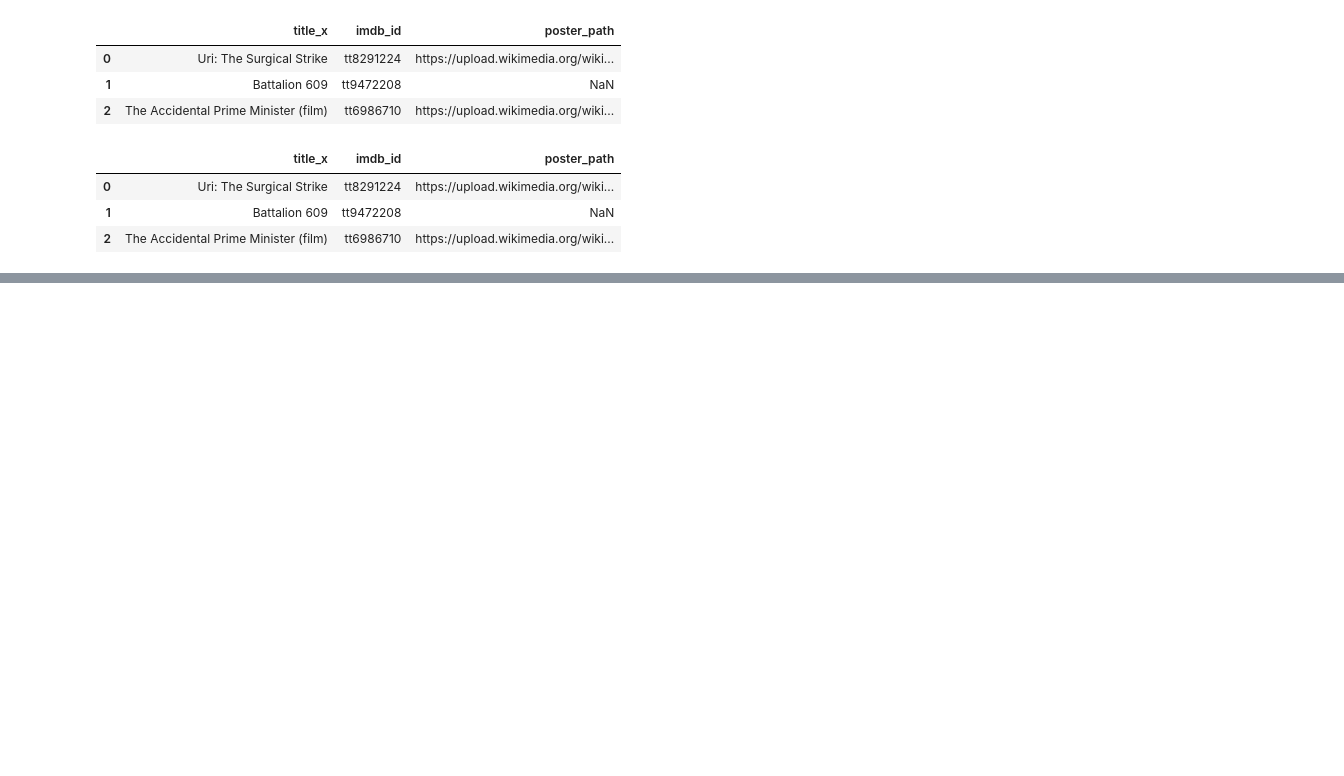
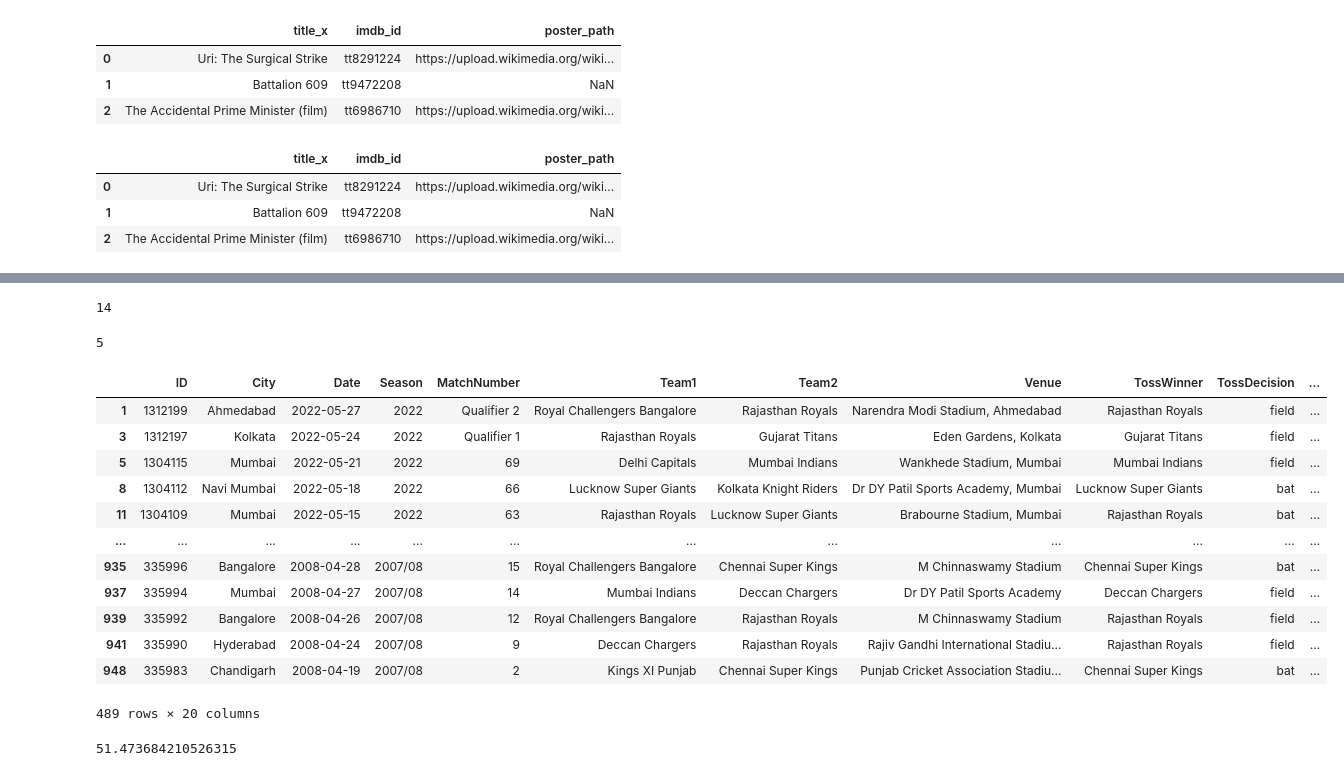
Before and after one commit to amitmishra-cs/Python-for-data-Science-2024, a Jupyter notebook: 05_Pandas/01_pandas.ipynb, the cells around one changed output, grey strips where cells are left out. Cells and saved outputs as stored; diff of their text form; code cells hidden in the pictures; blank space fills up the shorter version.

```diff
--- a/05_Pandas/01_pandas.ipynb
+++ b/05_Pandas/01_pandas.ipynb
@@ -1188,0 +1238,31 @@ movies.loc[0:2,'title_x':'poster_path']
+# %%
+# how many super over finishes have occured
+ipl[ipl['SuperOver'] == 'Y'].shape[0]
+# %% [output]
+14
+# %%
+# how many matches has csk won in kolkata
+ipl[(ipl['City'] == 'Kolkata') & (ipl['WinningTeam'] =='Chennai Super Kings')].shape[0]
+# %% [output]
+5
+# %%
+# toss winner is match winner in percentage
+ipl[ipl['TossWinner'] == ipl['WinningTeam']]
+# %% [output]
+|  | ID | City | Date | Season | MatchNumber | Team1 | Team2 | Venue | TossWinner | TossDecision | ... |
+| 1 | 1312199 | Ahmedabad | 2022-05-27 | 2022 | Qualifier 2 | Royal Challengers Bangalore | Rajasthan Royals | Narendra Modi Stadium, Ahmedabad | Rajasthan Royals | field | ... |
+| 3 | 1312197 | Kolkata | 2022-05-24 | 2022 | Qualifier 1 | Rajasthan Royals | Gujarat Titans | Eden Gardens, Kolkata | Gujarat Titans | field | ... |
+| 5 | 1304115 | Mumbai | 2022-05-21 | 2022 | 69 | Delhi Capitals | Mumbai Indians | Wankhede Stadium, Mumbai | Mumbai Indians | field | ... |
+| 8 | 1304112 | Navi Mumbai | 2022-05-18 | 2022 | 66 | Lucknow Super Giants | Kolkata Knight Riders | Dr DY Patil Sports Academy, Mumbai | Lucknow Super Giants | bat | ... |
+| 11 | 1304109 | Mumbai | 2022-05-15 | 2022 | 63 | Rajasthan Royals | Lucknow Super Giants | Brabourne Stadium, Mumbai | Rajasthan Royals | bat | ... |
+| ... | ... | ... | ... | ... | ... | ... | ... | ... | ... | ... | ... |
+| 935 | 335996 | Bangalore | 2008-04-28 | 2007/08 | 15 | Royal Challengers Bangalore | Chennai Super Kings | M Chinnaswamy Stadium | Chennai Super Kings | bat | ... |
+| 937 | 335994 | Mumbai | 2008-04-27 | 2007/08 | 14 | Mumbai Indians | Deccan Chargers | Dr DY Patil Sports Academy | Deccan Chargers | field | ... |
+| 939 | 335992 | Bangalore | 2008-04-26 | 2007/08 | 12 | Royal Challengers Bangalore | Rajasthan Royals | M Chinnaswamy Stadium | Rajasthan Royals | field | ... |
+| 941 | 335990 | Hyderabad | 2008-04-24 | 2007/08 | 9 | Deccan Chargers | Rajasthan Royals | Rajiv Gandhi International Stadiu... | Rajasthan Royals | field | ... |
+| 948 | 335983 | Chandigarh | 2008-04-19 | 2007/08 | 2 | Kings XI Punjab | Chennai Super Kings | Punjab Cricket Association Stadiu... | Chennai Super Kings | bat | ... |
+489 rows × 20 columns
+# %%
+ipl[ipl['TossWinner'] == ipl['WinningTeam']].shape[0]/ipl.shape[0]*100
+# %% [output]
+51.473684210526315
```
Also changed, not shown: parts of 7 cells of this notebook.
